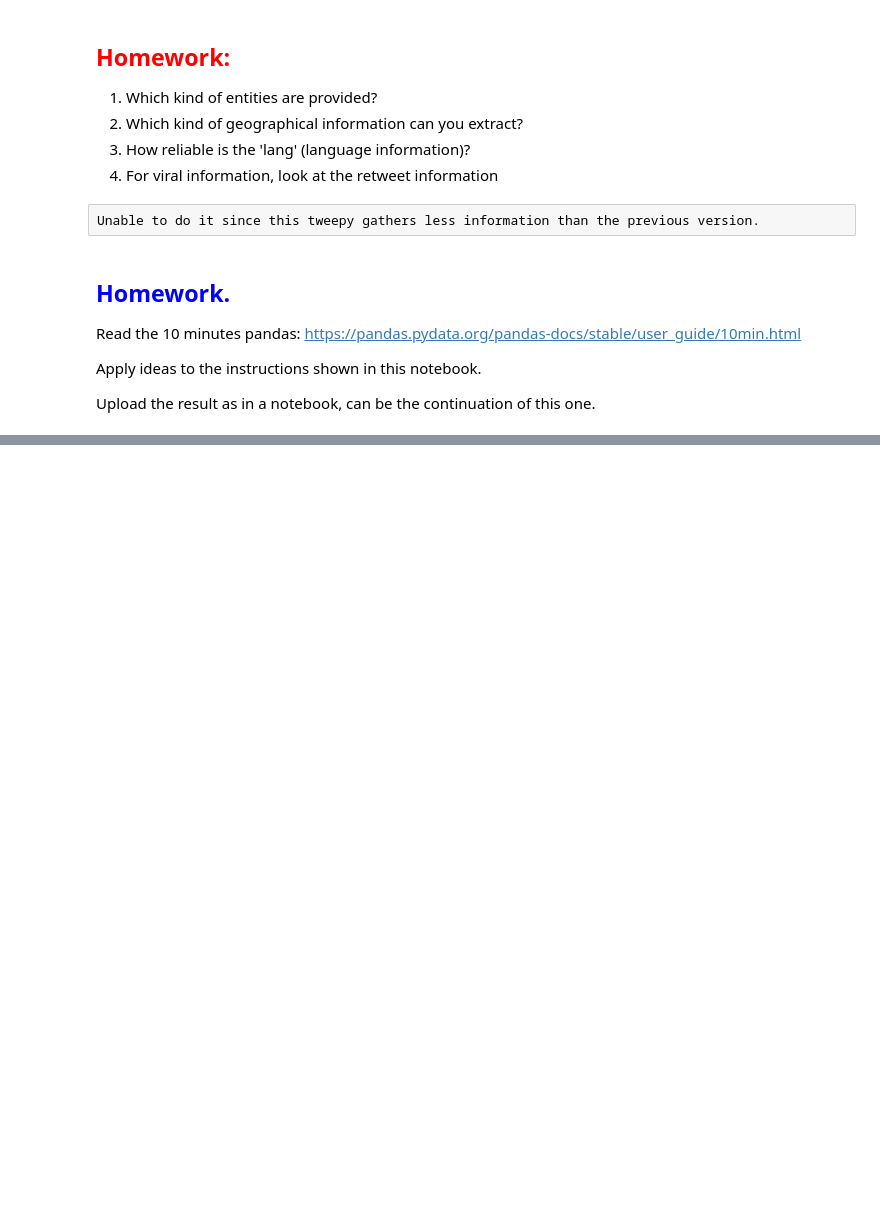
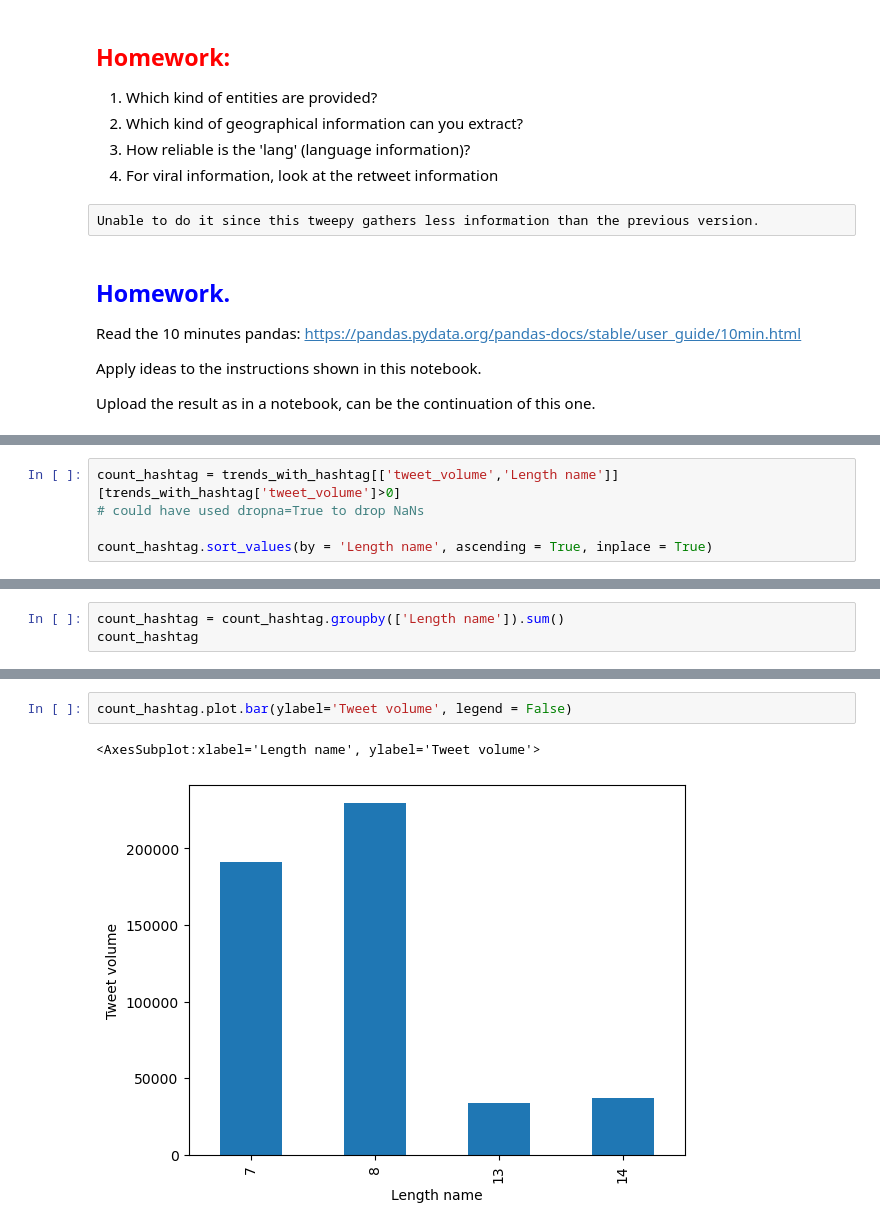
Before and after one commit to w0lf1sh/SNET, a Jupyter notebook: First Practice.ipynb, the cells around one changed output, grey strips where cells are left out. Drawn from its saved outputs; the diff is of its cells as text; blank space fills up the shorter version.

```diff
--- a/First Practice.ipynb
+++ b/First Practice.ipynb
@@ -392,0 +412,5 @@ Upload  the result as in a notebook, can be the continuation of this one.
+# %%
+count_hashtag = trends_with_hashtag[['tweet_volume','Length name']][trends_with_hashtag['tweet_volume']>0]
+# could have used dropna=True to drop NaNs
+
+count_hashtag.sort_values(by = 'Length name', ascending = True, inplace = True)
@@ -392,0 +428,3 @@ Upload  the result as in a notebook, can be the continuation of this one.
+# %%
+count_hashtag = count_hashtag.groupby(['Length name']).sum()
+count_hashtag
@@ -392,0 +438,5 @@ Upload  the result as in a notebook, can be the continuation of this one.
+# %%
+count_hashtag.plot.bar(ylabel='Tweet volume', legend = False)
+# %% [output]
+<AxesSubplot:xlabel='Length name', ylabel='Tweet volume'>
+[figure, added]
```
Also changed, not shown: parts of 23 cells of this notebook, 5 other files.
